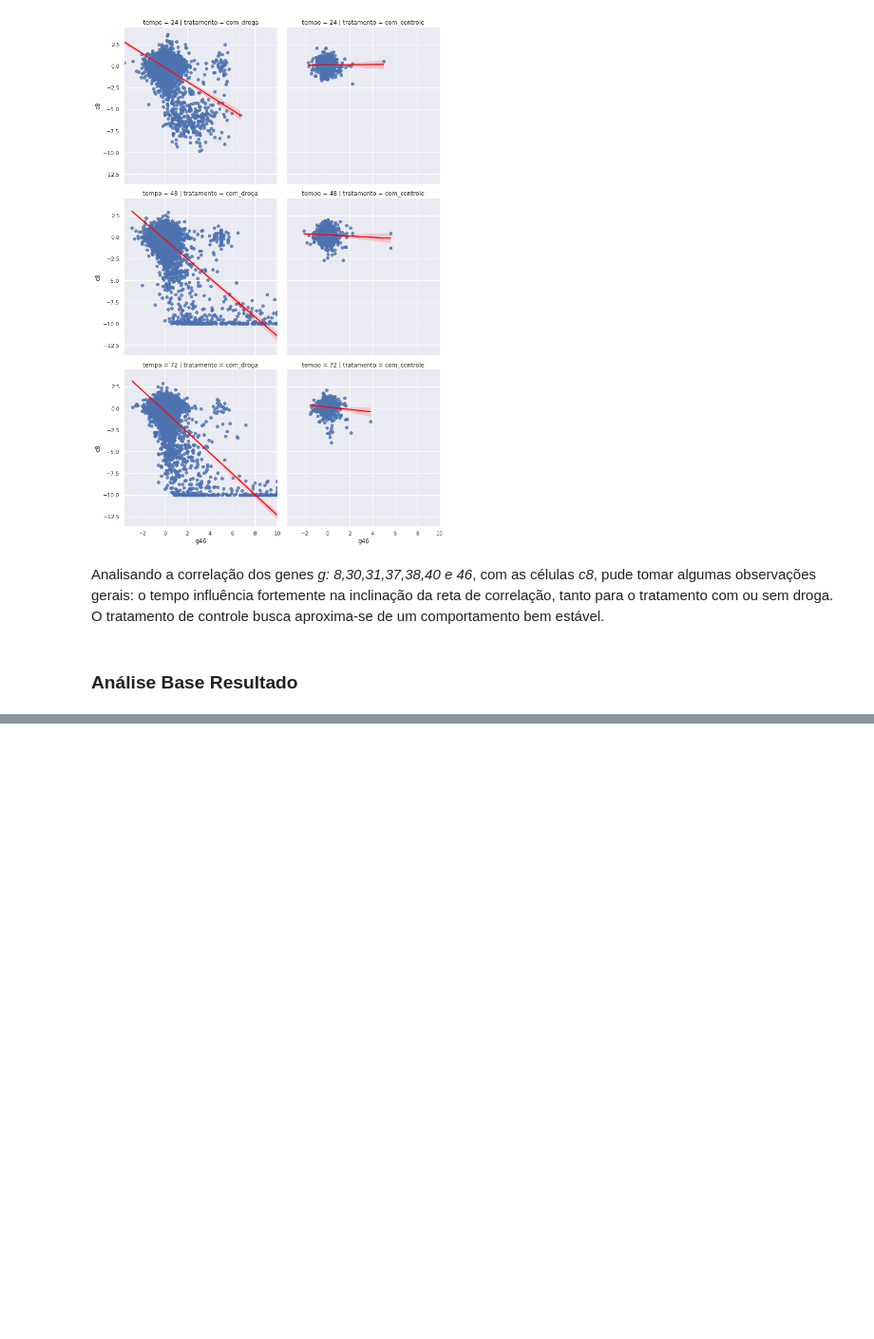
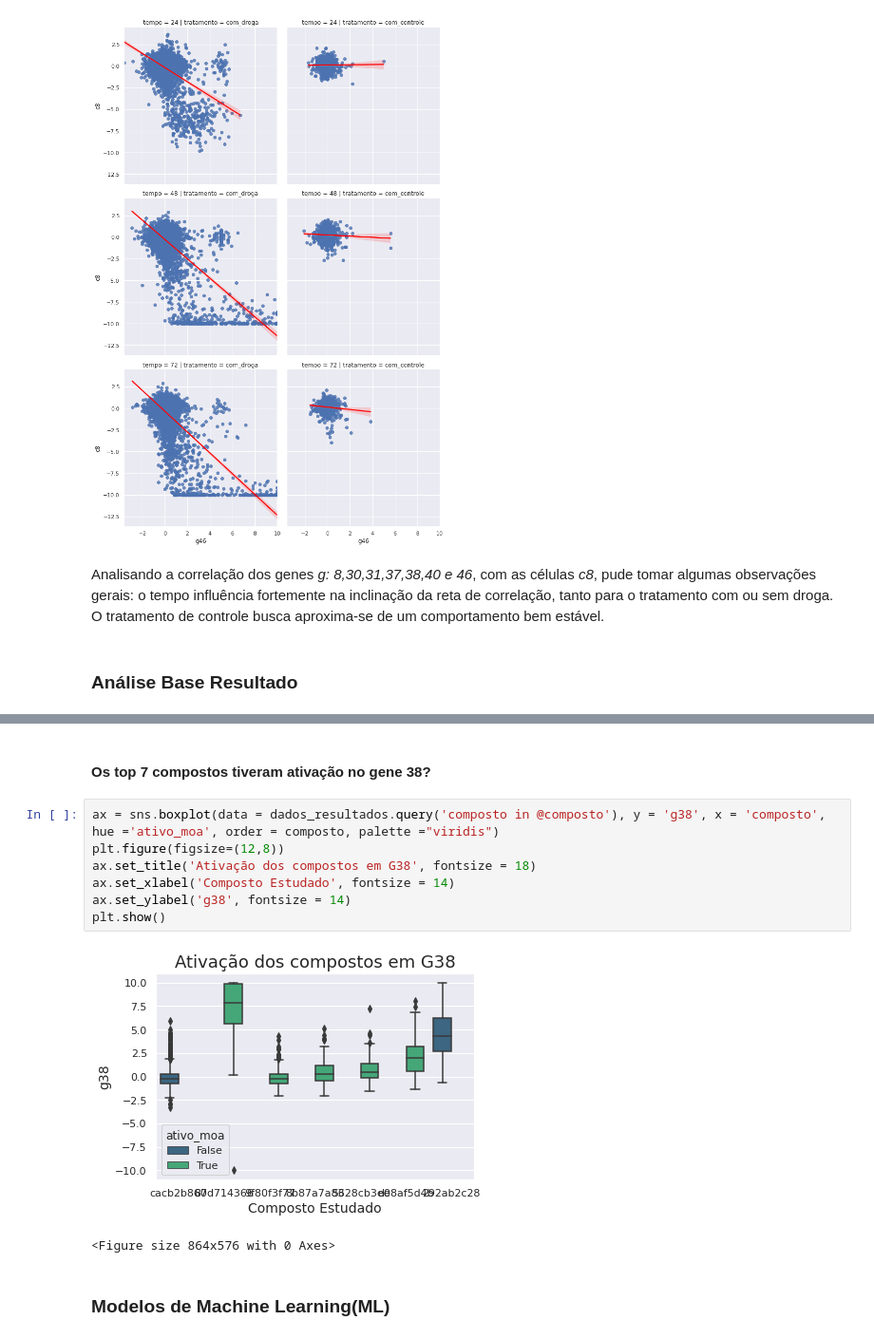
Before and after one commit to mathara/imersao-dados-desafio-final, a Jupyter notebook: Notebooks/Desafio_Descoberta_Componentes.ipynb, the cells around one changed output, grey strips where cells are left out. Shown at 95% size. Drawn from its saved outputs; the diff is of its cells as text; blank space fills up the shorter version.

```diff
--- a/Notebooks/Desafio_Descoberta_Componentes.ipynb
+++ b/Notebooks/Desafio_Descoberta_Componentes.ipynb
@@ -278,0 +404,14 @@ Analisando a correlação dos genes *g:
+# %% [markdown]
+#### Os top 7 compostos tiveram ativação no gene 38?
+# %%
+ax = sns.boxplot(data = dados_resultados.query('composto in @composto'), y = 'g38', x = 'composto', hue ='ativo_moa', order = composto, palette ="viridis")
+plt.figure(figsize=(12,8))
+ax.set_title('Ativação dos compostos em G38', fontsize = 18)
+ax.set_xlabel('Composto Estudado', fontsize = 14)
+ax.set_ylabel('g38', fontsize = 14)
+plt.show()
+# %% [output]
+[figure, added]
+<Figure size 864x576 with 0 Axes>
+# %% [markdown]
+### Modelos de Machine Learning(ML)
```
Also changed, not shown: parts of 46 cells of this notebook.
